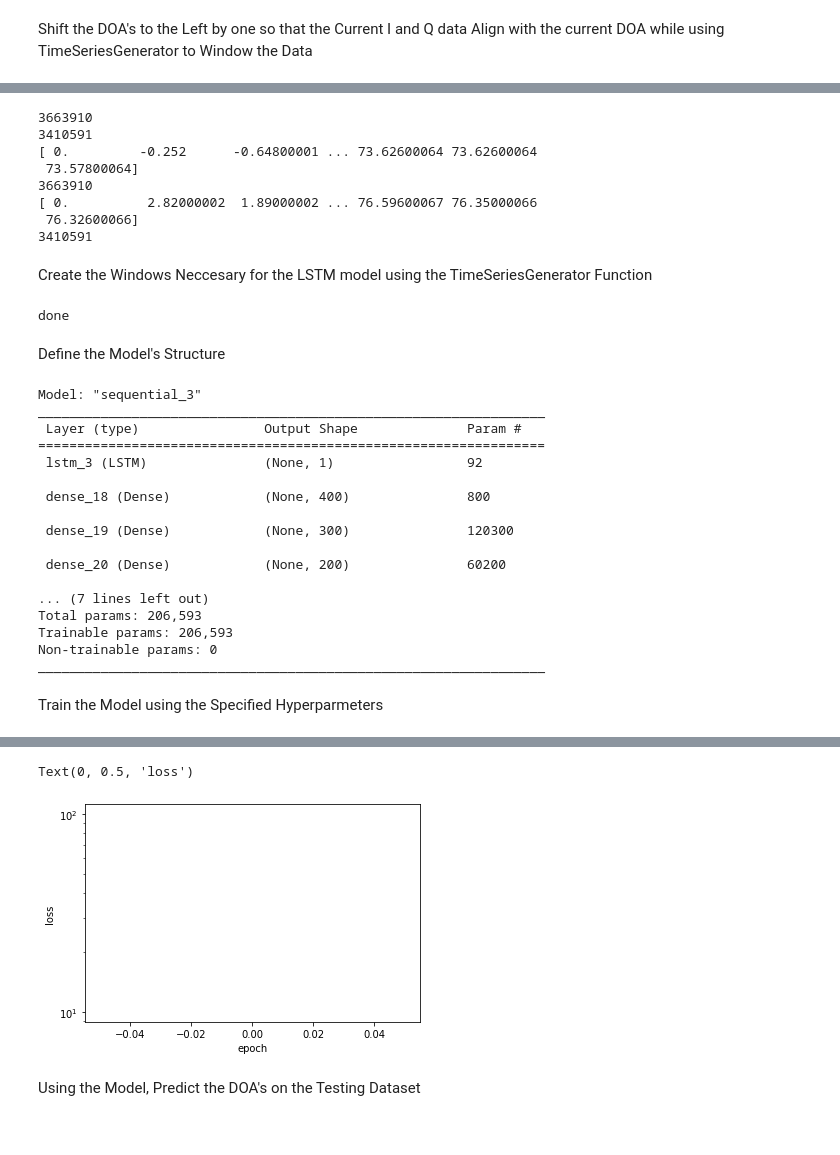
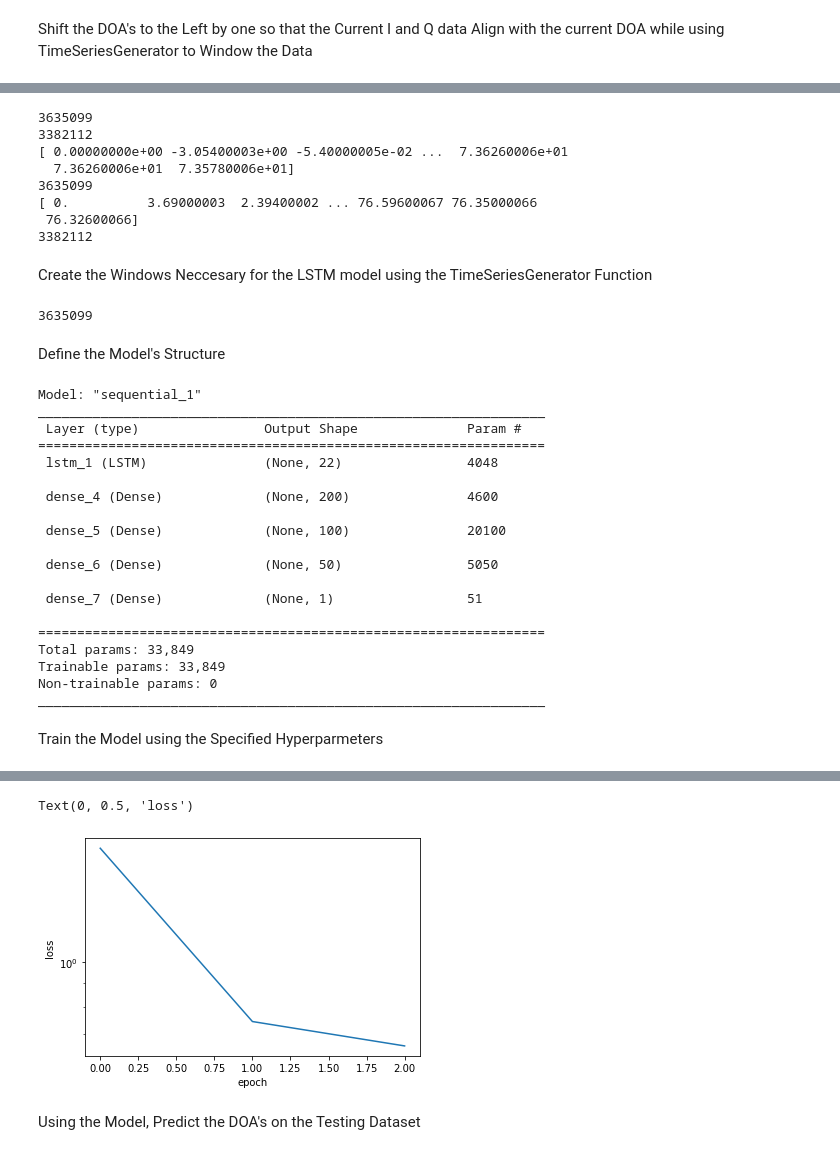
Before and after one commit to mbisbano1/MLDOA_ET, a Jupyter notebook: ML Code/SeniorDesignCode-Daniel.ipynb, the cells around one changed output, grey strips where cells are left out. Saved outputs shown, nothing was run; the diff lists cells and outputs as text; code cells hidden in the pictures.

```diff
--- a/ML Code/SeniorDesignCode-Daniel.ipynb
+++ b/ML Code/SeniorDesignCode-Daniel.ipynb
@@ -27,19 +27,21 @@ from keras.models import load_model
 Import the CSV Training and Testing Data Sets
 # %%
 # Import the csv's (IMPORTANT: You need at least 16 Gb of RAM to proceed)
-train=pd.read_csv(r'C:\Users\rferr\University of Massachusetts Dartmouth\Michael R Bisbano - ECE457_Senior_Design\CSV_Files\0001_1404.038_port_FinalCleaned.csv')
-test=pd.read_csv(r'C:\Users\rferr\University of Massachusetts Dartmouth\Michael R Bisbano - ECE457_Senior_Design\CSV_Files\0001_1404.038_stbd_FinalCleaned.csv')
+
+train=pd.read_csv(r'C:\Users\rferr\OneDrive - University of Massachusetts Dartmouth\ECE457_Senior_Design\CSV_Files\0001_1404.038_port_FinalCleaned_RollReady.csv')
+test=pd.read_csv(r'C:\Users\rferr\OneDrive - University of Massachusetts Dartmouth\ECE457_Senior_Design\CSV_Files\0001_1404.038_stbd_FinalCleaned_RollReady.csv')
 # %% [markdown]
 Split up the Features and Labels from both the Training and Testing Datasets
 # %%
 # Split up the features and labels from both the training and testing datasets
-x_train=train.iloc[:,3:24]
+x_train=train.iloc[:,3:25]
 #x_train['TWTT']=train.iloc[:,28]  I feel as though the TWTT has NO impact on the DOA so we should NOT include it in training
 x_train['Amplitude']=train.iloc[:,29]
+x_train['Roll'] = x_train['Roll']
 
-
-x_test=test.iloc[:,3:24]
+x_test=test.iloc[:,3:25]
 #x_test['TWTT']=test.iloc[:,28] I feel as though the TWTT has NO impact on the DOA so we should NOT include it in training
+x_test['Roll'] = x_test['Roll']
 x_test['Amplitude']=test.iloc[:,29]
 
 y_train=train.iloc[:,26]
@@ -86,52 +123,55 @@ print(len(y_train_scale))
 print(y_test_scale)
 print(len(y_test_scale))
 # %% [output]
-3663910
-3410591
-[ 0.         -0.252      -0.64800001 ... 73.62600064 73.62600064
- 73.57800064]
-3663910
-[ 0.          2.82000002  1.89000002 ... 76.59600067 76.35000066
+3635099
+3382112
+[ 0.00000000e+00 -3.05400003e+00 -5.40000005e-02 ...  7.36260006e+01
+  7.36260006e+01  7.35780006e+01]
+3635099
+[ 0.          3.69000003  2.39400002 ... 76.59600067 76.35000066
  76.32600066]
-3410591
+3382112
 # %% [markdown]
 Create the Windows Neccesary for the LSTM model using the TimeSeriesGenerator Function
 # %%
 # Create the windows neccesary for the LSTM model within tensorflow keras
 # Below are the arguments of the timeseries_dataset_from_array function
 # The function takes a numpy array and makes a timeseries out of it
-NumSampsPerPing= 4297
+NumSampsPerPing= 4301-24*1
 data=x_train_scale # the data to make the windows
 targets=y_train_scale # time steps in the data (don't need)
-sequence_length=10 # window length
+sequence_length=12 # window length
 sequence_stride=1# period between successive output sequences
 sampling_rate=1 # period between successive individual timesteps     within sequences
-batch_size=48 # number of time series samples in each batch
+batch_size=32 # number of time series samples in each batch
 shuffle=False #shuffle the data before making the windows
 seed=None # is related to shuffle
 start_index=None # is related to shuffle
 end_index=None # is related to shuffle
-n_features=21
+n_features=23
 
 test_data=x_test_scale
 test_targets=y_test_scale
 
 inputs=TimeseriesGenerator(data=data, targets=targets,length=sequence_length, sampling_rate=sampling_rate,stride=sequence_stride, batch_size= batch_size)
+
 #test_inputs=TimeseriesGenerator(test_data[0:40000], -1*test_targets[0:40000],sequence_length, batch_size)
+
 test_inputs=TimeseriesGenerator(data=test_data, targets=test_targets,length=sequence_length, sampling_rate=sampling_rate,stride=sequence_stride, batch_size= batch_size)
+
 #inputs=tf.keras.preprocessing.timeseries_dataset_from_array(data, targets, sequence_length, sequence_stride, sampling_rate, batch_size, shuffle)
 #print(type(inputs))
-
-print('done')
+dataRows = data.shape[0]
+dataRows
 # %% [output]
-done
+3635099
 # %% [markdown]
 Define the Model's Structure
 # %%
 # With all the preproccessing done, it is time to define the model
 # Define the LSTM Model
 model= Sequential()
-model.add(LSTM(units=1, activation='tanh', input_shape=(sequence_length,n_features), return_sequences=False))
+model.add(LSTM(units=22, activation='tanh', input_shape=(sequence_length,n_features), return_sequences=False))
 #model.add(Dense(units=300))
 #model.add(Dropout(0.5))
 
@@ -156,31 +196,33 @@ model.add(LSTM(units=1, activation='tanh', input_shape=(sequence_length,n_featur
 
 #model.add(LSTM(units=480))
 #model.add(Dropout(0.2))
-model.add(Dense(units=400))
-model.add(Dense(units=300))
 model.add(Dense(units=200))
 model.add(Dense(units=100))
 model.add(Dense(units=50))
+#model.add(Dense(units=100))
+#model.add(Dense(units=10))
 
 model.add(Dense(units=1)) #one output (namely: DOA)
 # %%
 model.summary()
 # %% [output]
-Model: "sequential_3"
+Model: "sequential_1"
 _________________________________________________________________
  Layer (type)                Output Shape              Param #
 =================================================================
- lstm_3 (LSTM)               (None, 1)                 92
+ lstm_1 (LSTM)               (None, 22)                4048
 
- dense_18 (Dense)            (None, 400)               800
+ dense_4 (Dense)             (None, 200)               4600
 
- dense_19 (Dense)            (None, 300)               120300
+ dense_5 (Dense)             (None, 100)               20100
 
- dense_20 (Dense)            (None, 200)               60200
+ dense_6 (Dense)             (None, 50)                5050
 
-... (7 lines left out)
-Total params: 206,593
-Trainable params: 206,593
+ dense_7 (Dense)             (None, 1)                 51
+
+=================================================================
+Total params: 33,849
+Trainable params: 33,849
 Non-trainable params: 0
 _________________________________________________________________
 # %% [markdown]
@@ -207,7 +249,7 @@ es= EarlyStopping(monitor='loss', mode='min',verbose=1,patience=10)
 
 #t0=time.time()
 #history= model.fit(inputs,steps_per_epoch=4000,epochs=200,verbose=1, callbacks=[es])
-history= model.fit(inputs,epochs=1,batch_size=None)
+history= model.fit(inputs,epochs=3,batch_size=None)
 #t1=time.time()
 #print("The total run time to train was %.2f seconds"%(t1-t0))
 
@@ -220,5 +267,5 @@ plt.xlabel('epoch'); plt.ylabel('loss')
 Text(0, 0.5, 'loss')
-[figure, old version]
+[figure, new version]
 # %% [markdown]
 Using the Model, Predict the DOA's on the Testing Dataset
 # %%
```
Also changed, not shown: parts of 13 cells of this notebook, 1 other file.
